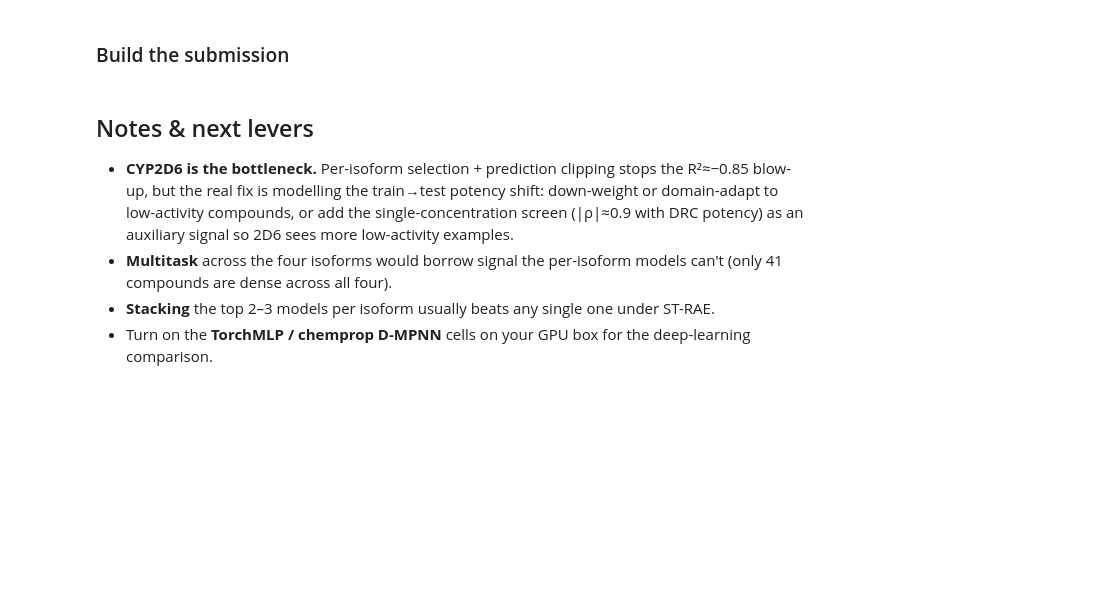
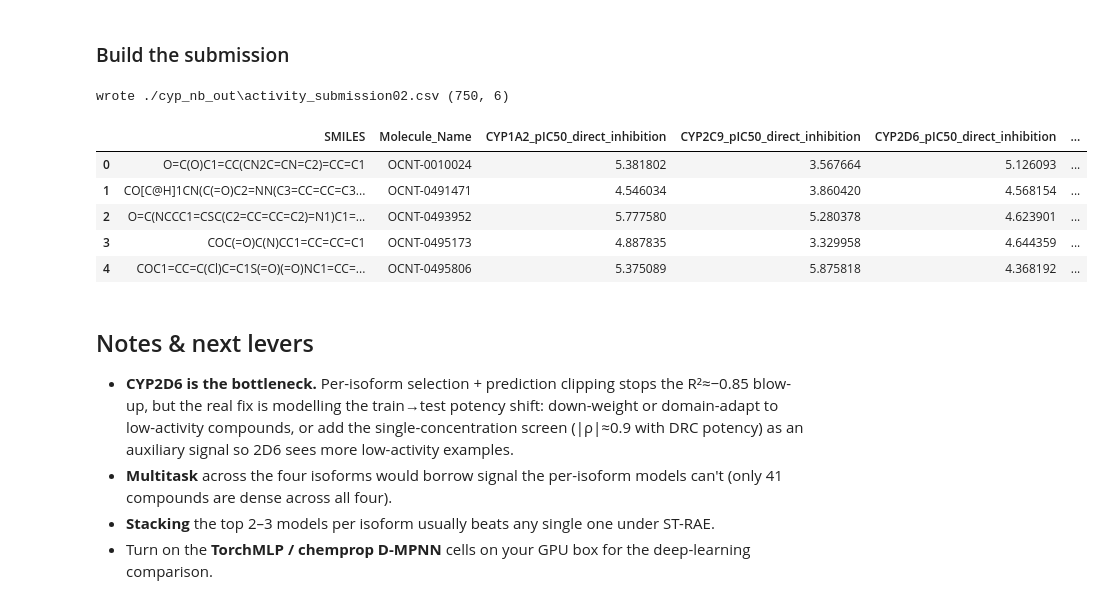
Before and after one commit to SHASANKsp/OpenADMET-CYP-challenge, a Jupyter notebook: CYP_direct_inhibition_pipeline.ipynb, the cells around one changed output. Drawn from its saved outputs; the diff is of its cells as text; code cells hidden in the pictures; blank space fills up the shorter version.

```diff
--- a/CYP_direct_inhibition_pipeline.ipynb
+++ b/CYP_direct_inhibition_pipeline.ipynb
@@ -69,7 +69,7 @@ Every knob in one place. Set `CYP_FAST=1` in the environment for a quick subsamp
 # %%
 import os
 FAST = bool(os.environ.get('CYP_FAST'))
-DATA_DIR      = os.environ.get('CYP_DATA_DIR', '.')   # folder with the challenge CSVs
+DATA_DIR      = os.environ.get('CYP_DATA_DIR', './data')   # folder with the challenge CSVs
 OUT_DIR       = os.environ.get('CYP_OUT_DIR', './cyp_nb_out')
 USE_3D        = True          # 3D descriptors (ETKDG conformer); ~3 min to featurize full train
 EMBED_METHOD  = 'pca'         # 'pca' (fast) or 'tsne' for the chemical-space plots
@@ -602,10 +675,18 @@ plot_pred_vs_actual(oof_store, best, train)
 ### Build the submission
 # %%
 submission = fit_predict_submission(best_estimators, feat_tr, train, feat_te, test, clip=CLIP)
-path = os.path.join(OUT_DIR, 'activity_submission.csv')
+path = os.path.join(OUT_DIR, 'activity_submission02.csv')
 submission.to_csv(path, index=False)
 print('wrote', path, submission.shape)
 submission.head()
+# %% [output]
+wrote ./cyp_nb_out\activity_submission02.csv (750, 6)
+|  | SMILES | Molecule_Name | CYP1A2_pIC50_direct_inhibition | CYP2C9_pIC50_direct_inhibition | CYP2D6_pIC50_direct_inhibition | ... |
+| 0 | O=C(O)C1=CC(CN2C=CN=C2)=CC=C1 | OCNT-0010024 | 5.381802 | 3.567664 | 5.126093 | ... |
+| 1 | CO[C@H]1CN(C(=O)C2=NN(C3=CC=CC=C3... | OCNT-0491471 | 4.546034 | 3.860420 | 4.568154 | ... |
+| 2 | O=C(NCCC1=CSC(C2=CC=CC=C2)=N1)C1=... | OCNT-0493952 | 5.777580 | 5.280378 | 4.623901 | ... |
+| 3 | COC(=O)C(N)CC1=CC=CC=C1 | OCNT-0495173 | 4.887835 | 3.329958 | 4.644359 | ... |
+| 4 | COC1=CC=C(Cl)C=C1S(=O)(=O)NC1=CC=... | OCNT-0495806 | 5.375089 | 5.875818 | 4.368192 | ... |
 # %% [markdown]
 ## Notes & next levers
 - **CYP2D6 is the bottleneck.** Per-isoform selection + prediction clipping stops the R²≈−0.85 blow-up, but the real fix is modelling the train→test potency shift: down-weight or domain-adapt to low-activity compounds, or add the single-concentration screen (|ρ|≈0.9 with DRC potency) as an auxiliary signal so 2D6 sees more low-activity examples.
```
Also changed, not shown: parts of 7 cells of this notebook, 8 other files.
